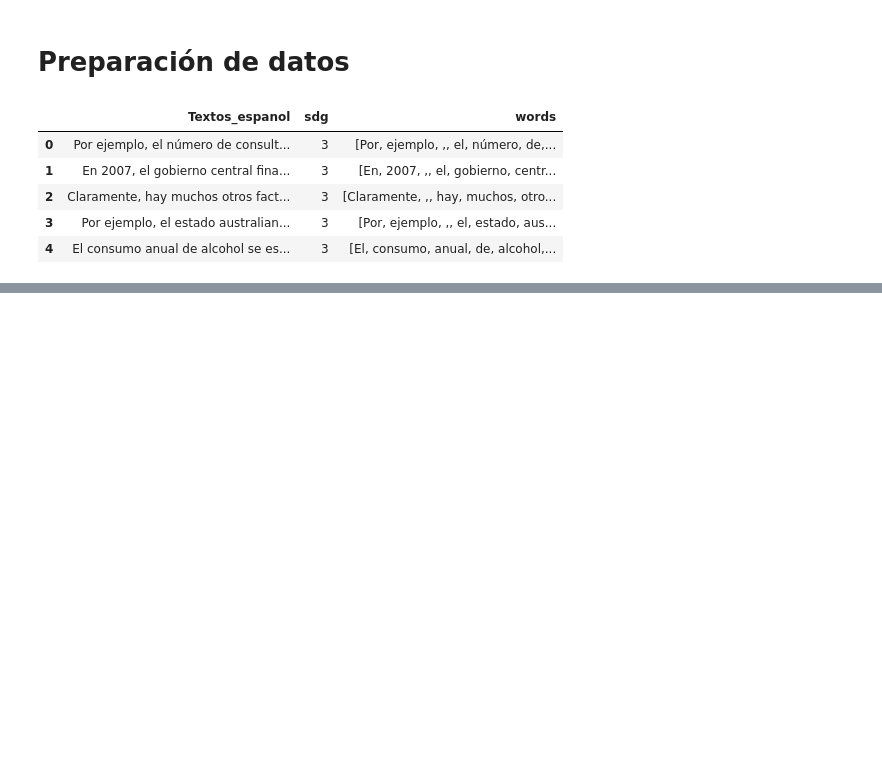
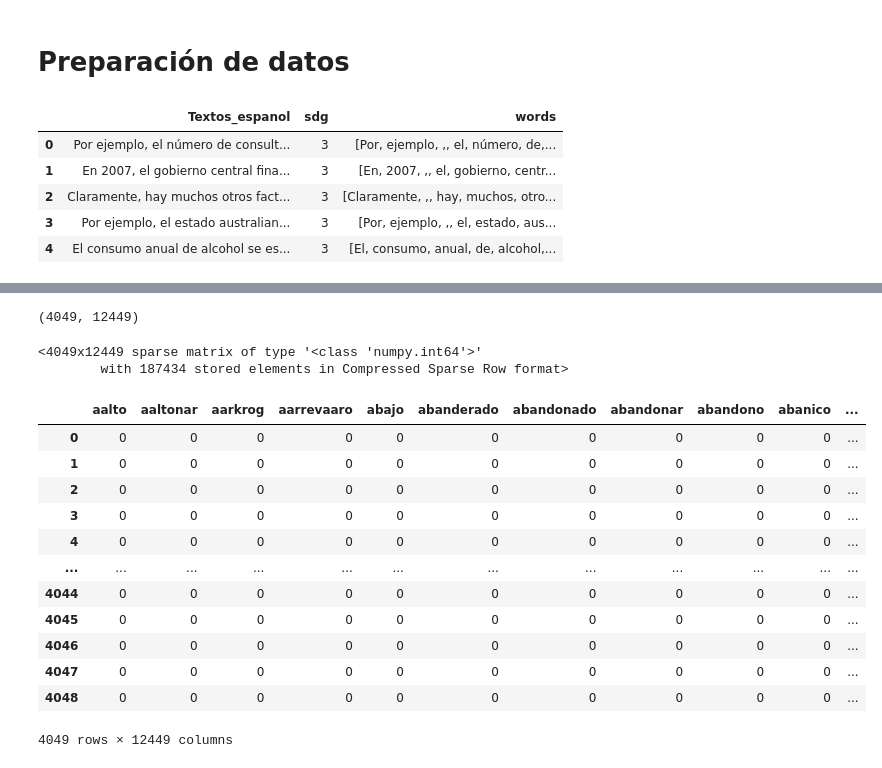
Before and after one commit to Danielfts/BI_PROY1_2402, a Jupyter notebook: Proyecto 1/Etapa 1/Modelo_A/modelo_a.ipynb, the cells around one changed output, grey strips where cells are left out. Saved outputs shown, nothing was run; the diff lists cells and outputs as text; code cells hidden in the pictures; blank space fills up the shorter version.

```diff
--- a/Proyecto 1/Etapa 1/Modelo_A/modelo_a.ipynb
+++ b/Proyecto 1/Etapa 1/Modelo_A/modelo_a.ipynb
@@ -202,0 +203,15 @@ plt.show()
+# %%
+def lemmatize(words):
+    text = ' '.join(words)
+    doc = nlp(text)
+    return [token.lemma_ for token in doc]
+
+def stem(words):
+    stemmer = nltk.stem.SnowballStemmer('spanish')
+    words = [stemmer.stem(word) for word in words]
+    return words
+
+def stem_and_lemmatize(words: list[str]):
+    # words = stem(words)
+    words = lemmatize(words)
+    return words
@@ -202,0 +227,2 @@ plt.show()
+# %%
+df_limpieza['words'] = df_limpieza['words'].apply(stem_and_lemmatize)
@@ -202,0 +238,28 @@ plt.show()
+# %%
+df_limpieza['final_text'] = df_limpieza['words'].apply(lambda x: ' '.join(map(str, x)))
+X_data, y_data = df_limpieza['final_text'],df_limpieza['sdg']
+count = CountVectorizer()
+X_count = count.fit_transform(X_data)
+print(X_count.shape)
+X_count
+# %% [output]
+(4049, 12449)
+<4049x12449 sparse matrix of type '<class 'numpy.int64'>'
+        with 187434 stored elements in Compressed Sparse Row format>
+# %%
+X = pd.DataFrame(X_count.toarray(), columns=count.get_feature_names_out())
+X
+# %% [output]
+|  | aalto | aaltonar | aarkrog | aarrevaaro | abajo | abanderado | abandonado | abandonar | abandono | abanico | ... |
+| 0 | 0 | 0 | 0 | 0 | 0 | 0 | 0 | 0 | 0 | 0 | ... |
+| 1 | 0 | 0 | 0 | 0 | 0 | 0 | 0 | 0 | 0 | 0 | ... |
+| 2 | 0 | 0 | 0 | 0 | 0 | 0 | 0 | 0 | 0 | 0 | ... |
+| 3 | 0 | 0 | 0 | 0 | 0 | 0 | 0 | 0 | 0 | 0 | ... |
+| 4 | 0 | 0 | 0 | 0 | 0 | 0 | 0 | 0 | 0 | 0 | ... |
+| ... | ... | ... | ... | ... | ... | ... | ... | ... | ... | ... | ... |
+| 4044 | 0 | 0 | 0 | 0 | 0 | 0 | 0 | 0 | 0 | 0 | ... |
+| 4045 | 0 | 0 | 0 | 0 | 0 | 0 | 0 | 0 | 0 | 0 | ... |
+| 4046 | 0 | 0 | 0 | 0 | 0 | 0 | 0 | 0 | 0 | 0 | ... |
+| 4047 | 0 | 0 | 0 | 0 | 0 | 0 | 0 | 0 | 0 | 0 | ... |
+| 4048 | 0 | 0 | 0 | 0 | 0 | 0 | 0 | 0 | 0 | 0 | ... |
+4049 rows × 12449 columns
```
Also changed, not shown: parts of 14 cells of this notebook.
